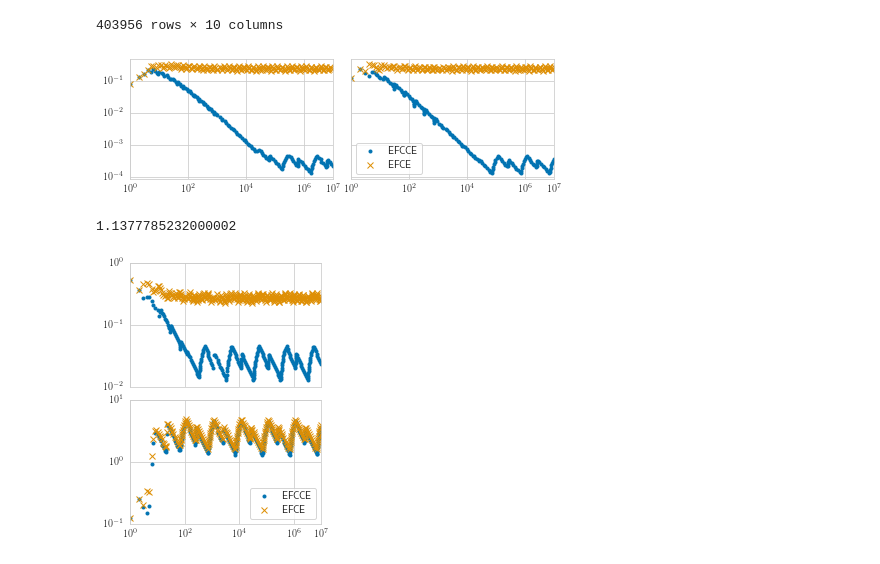
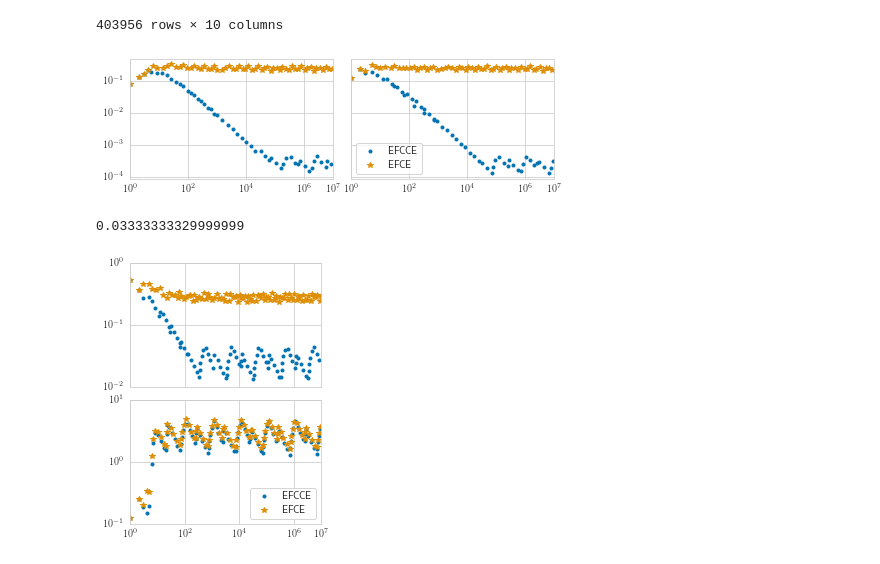
Before and after one commit to dmorrill10/hr_edl_experiments, a Jupyter notebook: cor_gap_data.ipynb, the cells around one changed output. Drawn from its saved outputs; the diff is of its cells as text; code cells hidden in the pictures.

Commit message:
Improve markevery option in plotting script

```diff
--- a/cor_gap_data.ipynb
+++ b/cor_gap_data.ipynb
@@ -31,7 +31,7 @@ data
 gr = 1.618
 
 kwargs = {
-    'markevery': 0.01,
+    'markevery': 0.03,
     'ls': ''
 }
 
@@ -53,9 +53,21 @@ axes[0].plot(
 axes[0].plot(
     x,
     df.efce_gap,
-    marker='x',
+    marker='*',
     **kwargs
 )
+# axes[0].plot(
+#     x,
+#     df.afcce_gap,
+#     marker='+',
+#     **kwargs
+# )
+# axes[0].plot(
+#     x,
+#     df.afce_gap,
+#     marker='x',
+#     **kwargs
+# )
 
 df = data.query('game_tag == "eshapley" and param == "small" and training_regime == "alt"')
 x = df.num_iterations.to_numpy()
@@ -68,18 +80,30 @@ axes[1].plot(
 axes[1].plot(
     x,
     df.efce_gap,
-    marker='x',
+    marker='*',
     **kwargs
 )
+# axes[1].plot(
+#     x,
+#     df.afcce_gap,
+#     marker='+',
+#     **kwargs
+# )
+# axes[1].plot(
+#     x,
+#     df.afce_gap,
+#     marker='x',
+#     **kwargs
+# )
 plt.legend(['EFCCE', 'EFCE'])
 plt.tight_layout(0.4)
 plt.savefig('results/cor_gap.eshapley.small.pdf')
 # %% [output]
-[figure, old version]
+[figure, new version]
 # %%
-(data.efcce_gap - data.afcce_gap).abs().sum()
+(data.efcce_gap - data.afcce_gap).abs().max()
 # %% [output]
-1.1377785232000002
+0.03333333329999999
 # %%
 _, axes = plt.subplots(2, 1, figsize=(2*gr, 4), sharex=True, sharey=False)
 
@@ -94,36 +118,36 @@ axes[0].plot(
 axes[0].plot(
     x,
     df.efce_gap,
-    marker='x',
+    marker='*',
     **kwargs
 )
 
 df = data.query('game_tag == "eshapley" and param == "big" and training_regime == "alt"')
 x = df.num_iterations.to_numpy()
 axes[1].plot(
     x,
     df.efcce_gap,
     marker='.',
     **kwargs
 )
 axes[1].plot(
     x,
     df.efce_gap,
-    marker='x',
+    marker='*',
     **kwargs
 )
 
 axes[0].set_ylim((1e-2, 1e0))
 axes[1].set_ylim((1e-1, 1e1))
 for ax in axes:
     ax.set_xlim((1, 1e7))
     ax.set_xscale('log')
     ax.set_yscale('log')
     ax.set_xticks((1, 1e2, 1e4, 1e6, 1e7))
 
 
 plt.legend(['EFCCE', 'EFCE'])
 plt.tight_layout(0.4)
 plt.savefig('results/cor_gap.eshapley.medium-big.alt.pdf')
 # %% [output]
-[figure, old version]
+[figure, new version]
```
